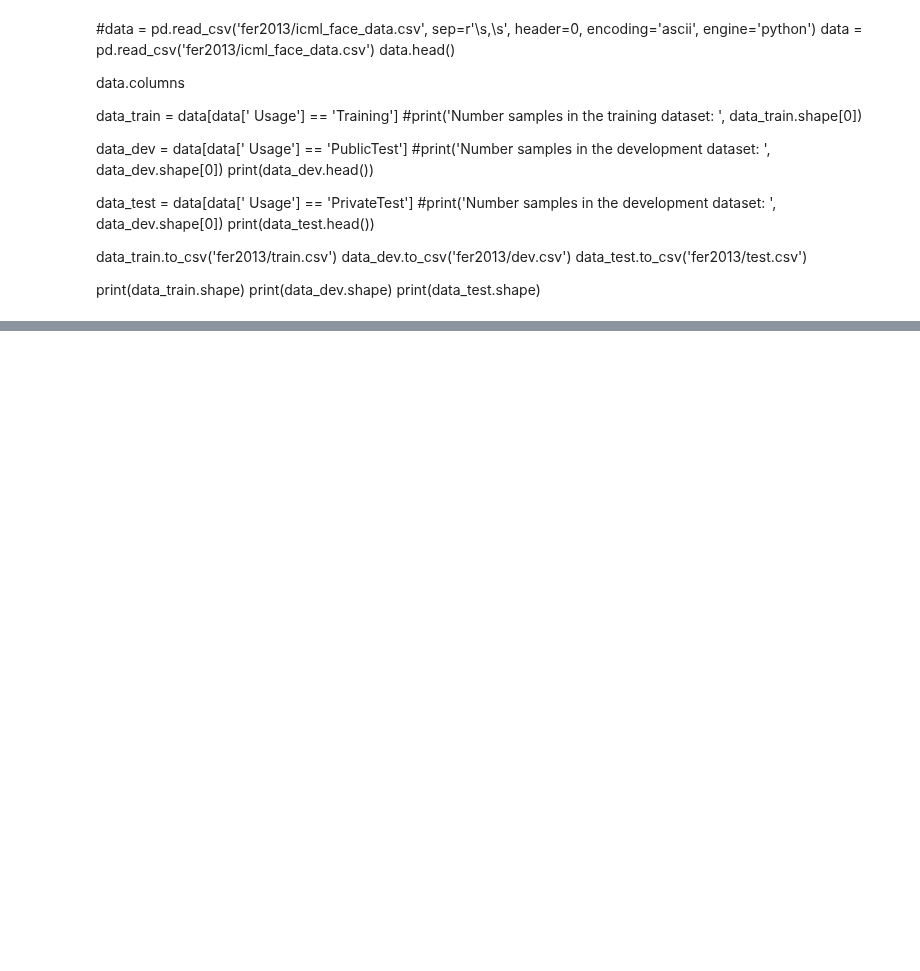
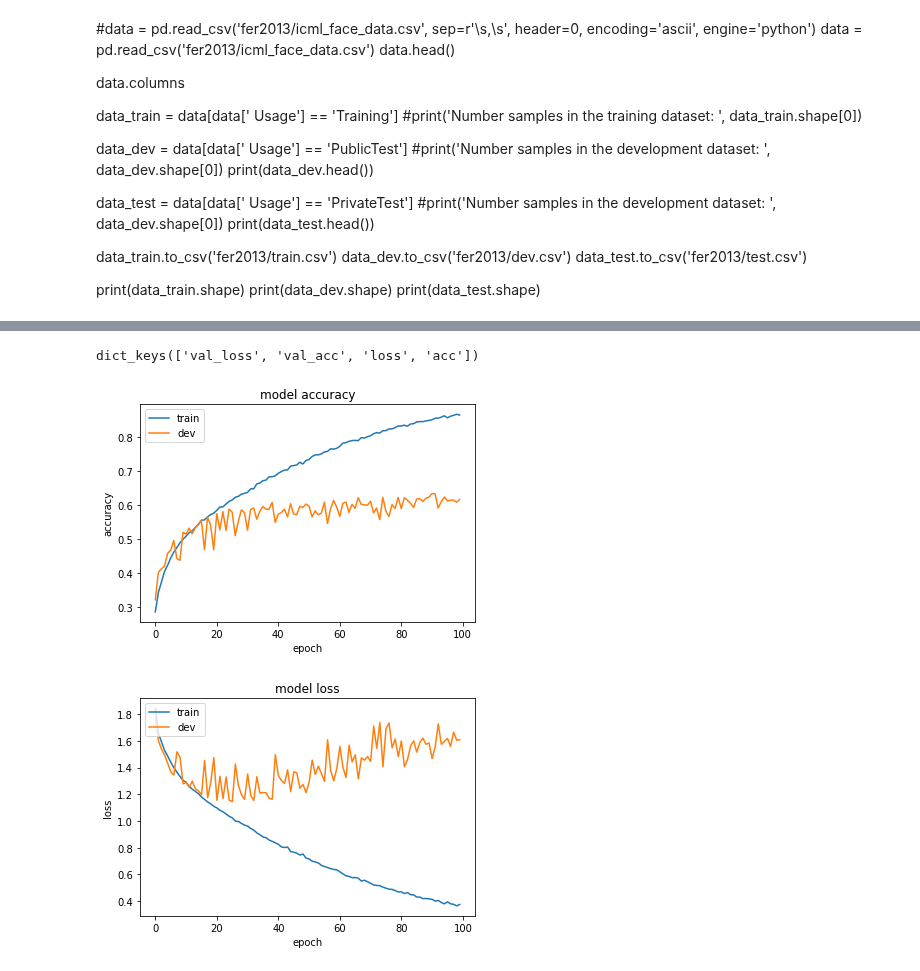
Before and after one commit to amilkh/cs230-fer, a Jupyter notebook: fer2013.ipynb, the cells around one changed output, grey strips where cells are left out. Cells and saved outputs as stored; diff of their text form; code cells hidden in the pictures; blank space fills up the shorter version.

Commit message:
Added Batchnorm, history plot etc

```diff
--- a/fer2013.ipynb
+++ b/fer2013.ipynb
@@ -24,8 +24,8 @@ from keras.optimizers import SGD
 WARNING:tensorflow:From /home/ubuntu/anaconda3/envs/tensorflow_p36/lib/python3.6/site-packages/tensorflow_core/__init__.py:1467: The name tf.estimator.inputs is deprecated. Please use tf.compat.v1.est ...
 Using TensorFlow backend.
 # %%
-EPOCHS = 300
-BS = 256
+EPOCHS = 100
+BS = 128
 DROPOUT_RATE = 0.5
 SGD_LEARNING_RATE = 0.01
 # %% [markdown]
@@ -108,12 +108,15 @@ train_generator = train_datagen.flow(X_train, Y_train,  batch_size  = BS)
 # Reference: https://arxiv.org/pdf/1612.02903.pdf
 model = Sequential()
 model.add(Conv2D(64, (5, 5), activation='relu',padding='same', input_shape=(48,48,1),name="conv1"))
+model.add(BatchNormalization())
 model.add(MaxPooling2D(pool_size=(2, 2),name="maxpool1"))
-model.add(Dropout(0.5))
+model.add(Dropout(DROPOUT_RATE))
 model.add(Conv2D(96, (5, 5), activation='relu',padding='same',name="conv2"))
+model.add(BatchNormalization())
 model.add(MaxPooling2D(pool_size=(2, 2),name="maxpool2"))
-model.add(Dropout(0.5))
+model.add(Dropout(DROPOUT_RATE))
 model.add(Conv2D(256, (5, 5), activation='relu',padding='same',name="conv3"))
+model.add(BatchNormalization())
 model.add(MaxPooling2D(pool_size=(2, 2),name="maxpool3"))
 model.add(Conv2D(256, (5, 5), activation='relu',padding='same',name="conv4"))
 
@@ -123,7 +126,7 @@ model.add(Dropout(0.5))
 model.add(Dense(7, activation='softmax',name='fcsoftmax'))
 
 #TODO: weight decay of 0.0001...initial learning rate is set to 0.01 and reduced by a factor of 2 at every 25 epoch
-sgd = SGD(lr=0.01,momentum=0.9, nesterov=True)
+sgd = SGD(lr=SGD_LEARNING_RATE,momentum=0.9, nesterov=True)
 model.compile(loss='categorical_crossentropy',optimizer=sgd,metrics=['accuracy'])
 # %% [output]
 WARNING:tensorflow:From /home/ubuntu/anaconda3/envs/tensorflow_p36/lib/python3.6/site-packages/keras/backend/tensorflow_backend.py:74: The name tf.get_default_graph is deprecated. Please use tf.compat ...
@@ -143,8 +147,8 @@ WARNING:tensorflow:From /home/ubuntu/anaconda3/envs/tensorflow_p36/lib/python3.6
 
 WARNING:tensorflow:From /home/ubuntu/anaconda3/envs/tensorflow_p36/lib/python3.6/site-packages/keras/backend/tensorflow_backend.py:3295: The name tf.log is deprecated. Please use tf.math.log instead.
 # %%
-model.fit_generator(
-    generator           = train_generator,
+history = model.fit_generator(
+    generator = train_generator,
     validation_data=(X_dev, Y_dev),
     steps_per_epoch=len(X_train) // BS,
     shuffle=True,
@@ -195,3 +198,26 @@ epoch_str = '-EPOCHS_' + str(EPOCHS)
 bs_str = '-BS_' + str(BS)
 dropout_str = '-DROPOUT_' + str(DROPOUT_RATE)
 model.save('models/soa' + lr_str + epoch_str + bs_str + dropout_str + '.h5')
+# %%
+# list all data in history
+print(history.history.keys())
+# summarize history for accuracy
+plt.plot(history.history['acc'])
+plt.plot(history.history['val_acc'])
+plt.title('model accuracy')
+plt.ylabel('accuracy')
+plt.xlabel('epoch')
+plt.legend(['train', 'dev'], loc='upper left')
+plt.show()
+# summarize history for loss
+plt.plot(history.history['loss'])
+plt.plot(history.history['val_loss'])
+plt.title('model loss')
+plt.ylabel('loss')
+plt.xlabel('epoch')
+plt.legend(['train', 'dev'], loc='upper left')
+plt.show()
+# %% [output]
+dict_keys(['val_loss', 'val_acc', 'loss', 'acc'])
+[figure, added]
+[figure, added]
```
Also changed, not shown: parts of 5 cells of this notebook.
